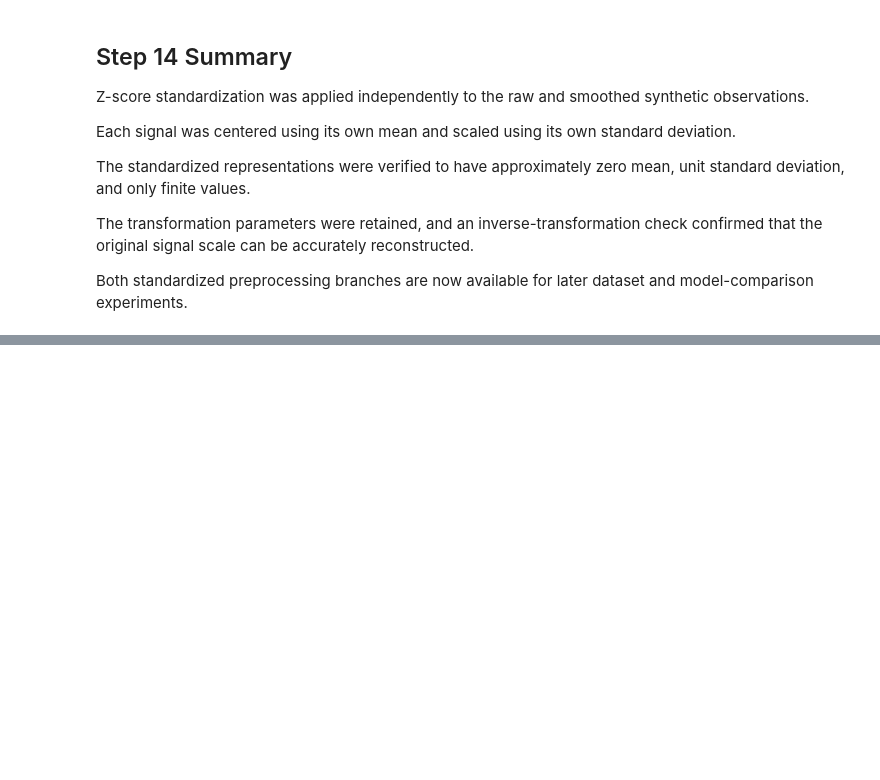
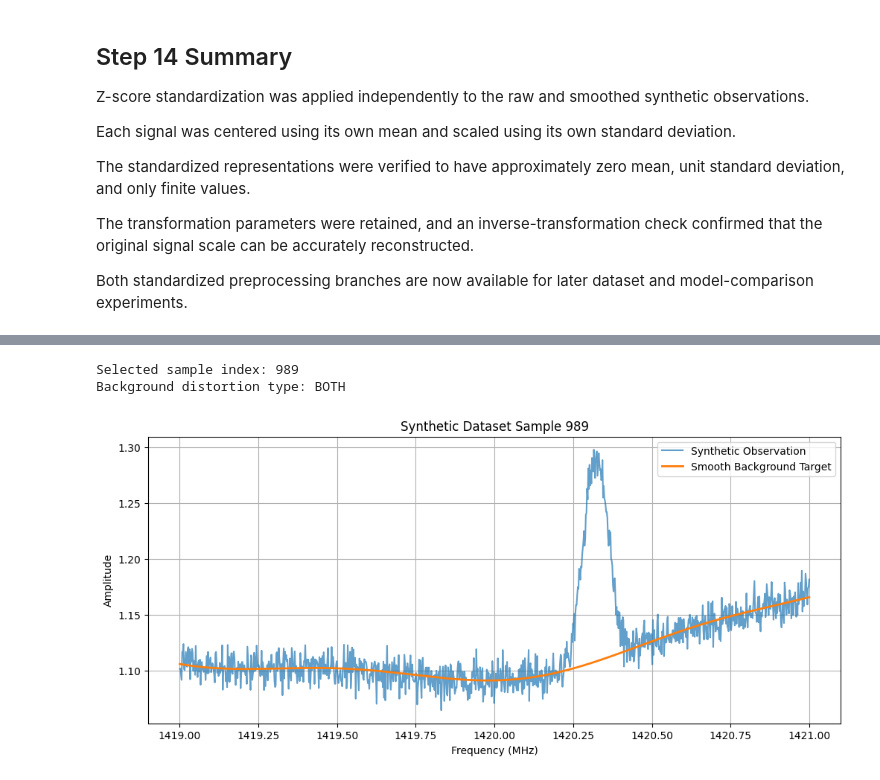
Before and after one commit to Astro-BEAM-AUTh/data-analysis, a Jupyter notebook: Background_Removal_using_NN.ipynb, the cells around one changed output, grey strips where cells are left out. Saved outputs shown, nothing was run; the diff lists cells and outputs as text; code cells hidden in the pictures; blank space fills up the shorter version.

```diff
--- a/Background_Removal_using_NN.ipynb
+++ b/Background_Removal_using_NN.ipynb
@@ -1147,0 +1885,28 @@ Both standardized preprocessing branches are now available for later dataset and
+# %%
+for sample_idx, sample_seed in enumerate(sample_seeds):
+    sample = generate_synthetic_sample(
+        freq=freq,
+        noise_std=NOISE_STD,
+        num_spectral_lines=NUM_SPECTRAL_LINES,
+        seed=int(sample_seed)
+    )
+
+    X_raw[sample_idx] = sample["model_input"]
+    y_smooth[sample_idx] = sample["model_target"]
+    masks[sample_idx] = sample["mask"]
+
+    distortion_types[sample_idx] = (
+        sample["background"]["signal_type"].name
+    )
+
+    measured_noise_std[sample_idx] = (
+        sample["spectral"]["measured_noise_std"]
+    )
+
+    if (
+        (sample_idx + 1) % 500 == 0
+        or sample_idx + 1 == NUM_SAMPLES
+    ):
+        print(
+            f"Generated {sample_idx + 1}/{NUM_SAMPLES} samples"
+        )
@@ -1147,0 +2018,22 @@ Both standardized preprocessing branches are now available for later dataset and
+# %%
+example_idx = dataset_rng.integers(0, NUM_SAMPLES)
+
+print(f"Selected sample index: {example_idx}")
+print("Background distortion type:", distortion_types[example_idx])
+# %% [output]
+Selected sample index: 989
+Background distortion type: BOTH
+# %%
+plt.plot(freq, X_raw[example_idx], label="Synthetic Observation", alpha=0.7)
+
+plt.plot(freq, y_smooth[example_idx], label="Smooth Background Target", linewidth=2)
+
+plt.title(f"Synthetic Dataset Sample {example_idx}")
+
+plt.xlabel("Frequency (MHz)")
+plt.ylabel("Amplitude")
+plt.legend()
+
+plt.show()
+# %% [output]
+[figure, added]
```
Also changed, not shown: parts of 99 cells of this notebook.
